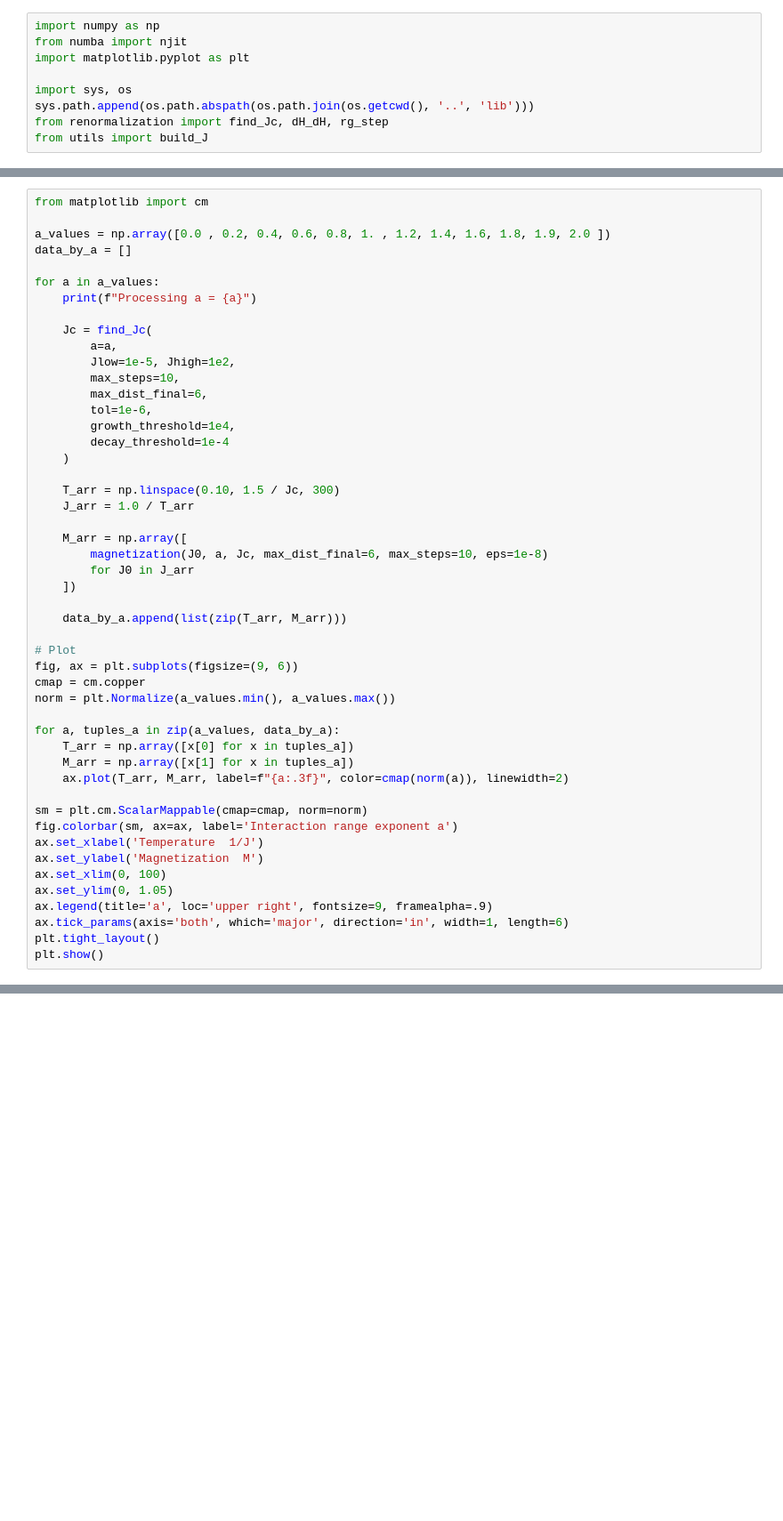
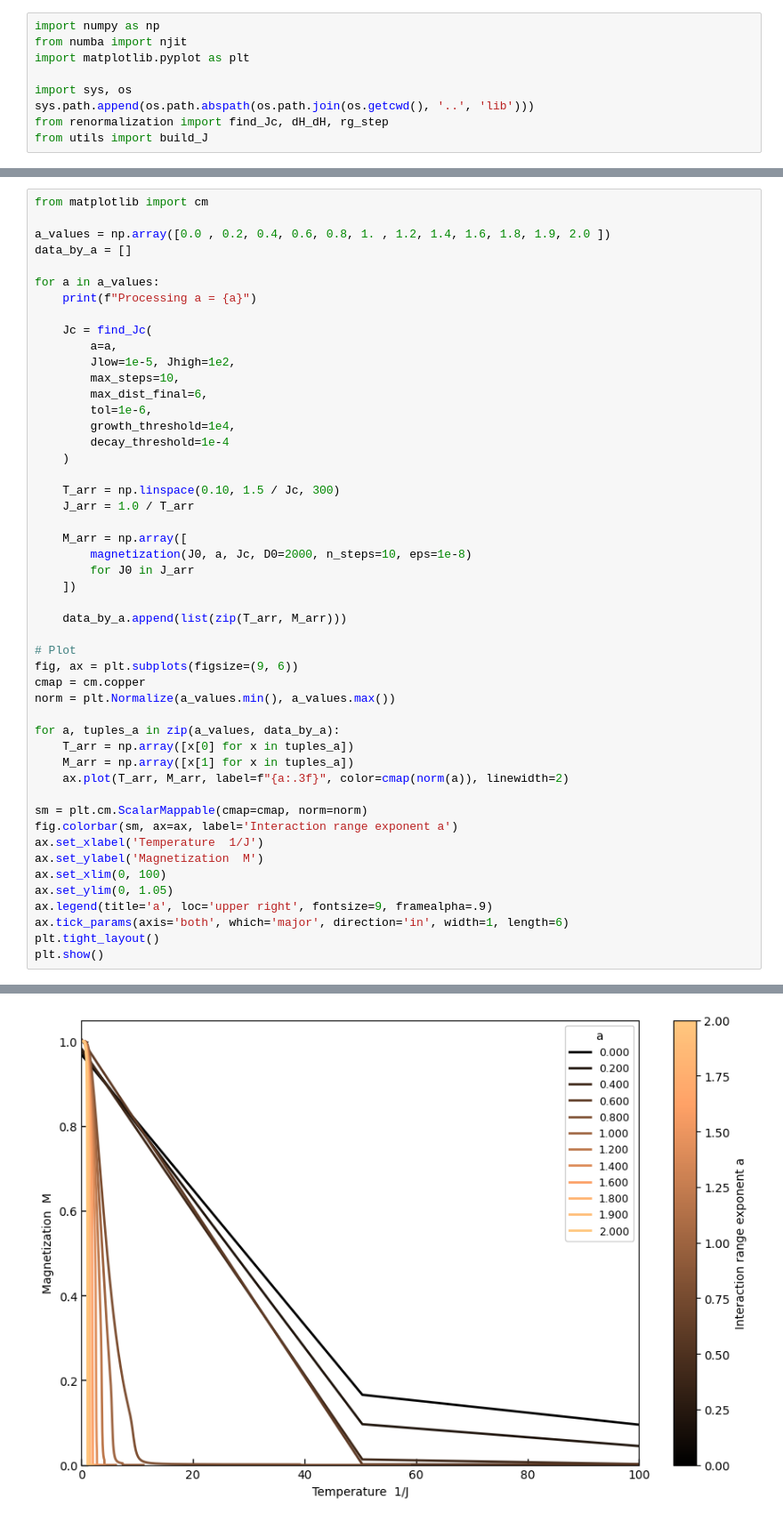
Before and after one commit to erbilcanartun/long-range-ising-chain, a Jupyter notebook: notebooks/magnetization.ipynb, the cells around one changed output, grey strips where cells are left out. Shown at 89% size. Drawn from its saved outputs; the diff is of its cells as text; blank space fills up the shorter version.

```diff
--- a/notebooks/magnetization.ipynb
+++ b/notebooks/magnetization.ipynb
@@ -159,7 +172,7 @@ for a in a_values:
     J_arr = 1.0 / T_arr
 
     M_arr = np.array([
-        magnetization(J0, a, Jc, max_dist_final=6, max_steps=10, eps=1e-8)
+        magnetization(J0, a, Jc, D0=2000, n_steps=10, eps=1e-8)
         for J0 in J_arr
     ])
 
@@ -185,3 +198,4 @@ ax.legend(title='a', loc='upper right', fontsize=9, framealpha=.9)
 ax.tick_params(axis='both', which='major', direction='in', width=1, length=6)
 plt.tight_layout()
 plt.show()
+# %% [output]
@@ -188,3 +214,4 @@ plt.show()
+[figure, added]
 # %%
 # Save data for each a to its own file
 for a, tuples_a in zip(a_values, data_by_a):
```
Also changed, not shown: parts of 8 cells of this notebook, 6 other files.
